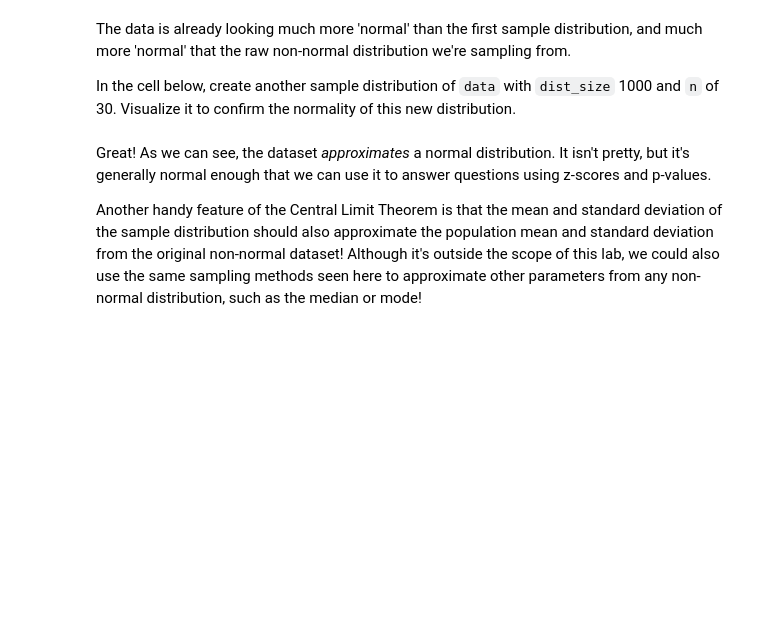
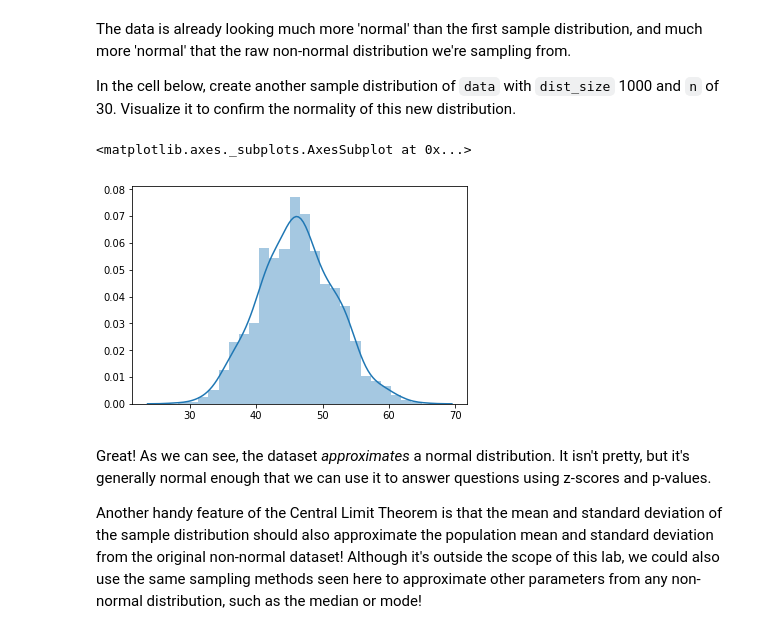
Before and after one commit to lindseyberlin/dsc-central-limit-theorem-lab-houston-ds-042219, a Jupyter notebook: index.ipynb, the cells around one changed output. Saved outputs shown, nothing was run; the diff lists cells and outputs as text; code cells hidden in the pictures; blank space fills up the shorter version.

```diff
--- a/index.ipynb
+++ b/index.ipynb
@@ -141,7 +141,10 @@ In the cell below, create another sample distribution of `data` with `dist_size`
 # %%
 sample_1000_30 = create_sample_distribution(df, 1000, 30)
 
-sns.distplot(sample_1000_3)
+sns.distplot(sample_1000_30)
+# %% [output]
+<matplotlib.axes._subplots.AxesSubplot at 0x...>
+[figure, added]
 # %% [markdown]
 Great! As we can see, the dataset _approximates_ a normal distribution. It isn't pretty, but it's generally normal enough that we can use it to answer questions using z-scores and p-values.
 
```
